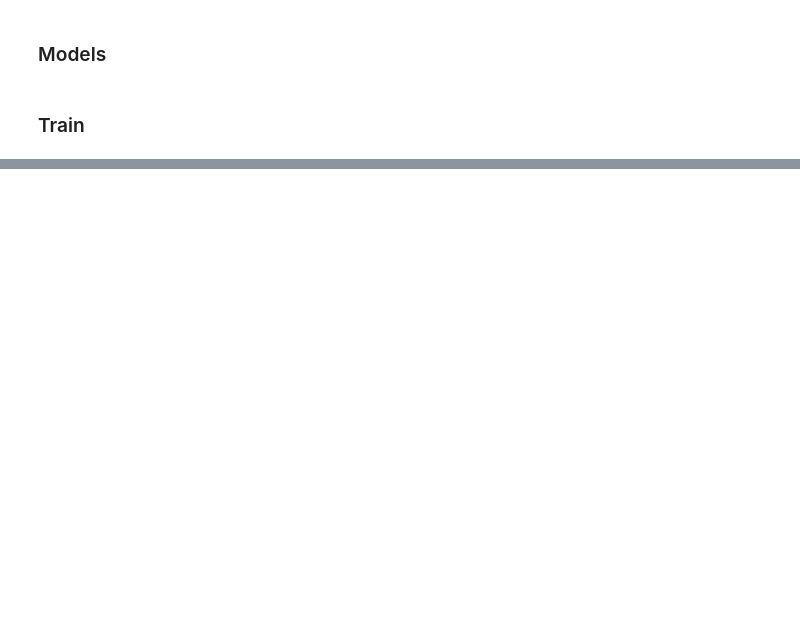
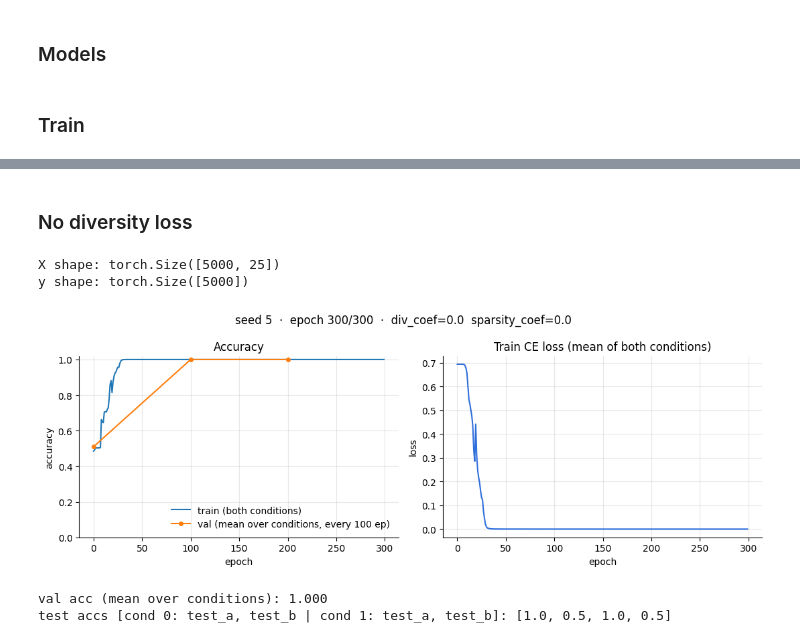
Before and after one commit to aryangarg794/sparse-ood-generalization, a Jupyter notebook: notebooks/basic_multimodality.ipynb, the cells around one changed output, grey strips where cells are left out. Drawn from its saved outputs; the diff is of its cells as text; code cells hidden in the pictures; blank space fills up the shorter version.

```diff
--- a/notebooks/basic_multimodality.ipynb
+++ b/notebooks/basic_multimodality.ipynb
@@ -499,0 +677,29 @@ def train(args):
+# %% [markdown]
+### No diversity loss
+# %%
+import torch
+import numpy as np
+
+args = Args()
+args.batch_size = 512
+args.epochs = 300
+args.learning_rate = 3e-4
+args.max_grad_norm = 100.0
+args.num_train = 3000
+
+args.diversity_coef = 0.0
+args.sparsity_coef = 0.0
+args.loss = 'ce'
+args.width = 5
+args.num_layers = 3
+
+
+val_acc_nodiv, test_accs_nodiv, model_nodiv = train(args, seed=5)
+print(f"val acc (mean over conditions): {val_acc_nodiv:.3f}")
+print(f"test accs [cond 0: test_a, test_b | cond 1: test_a, test_b]: {[round(t, 3) for t in test_accs_nodiv]}")
+# %% [output]
+X shape: torch.Size([5000, 25])
+y shape: torch.Size([5000])
+[figure, added]
+val acc (mean over conditions): 1.000
+test accs [cond 0: test_a, test_b | cond 1: test_a, test_b]: [1.0, 0.5, 1.0, 0.5]
```
Also changed, not shown: parts of 9 cells of this notebook, 24 other files.
